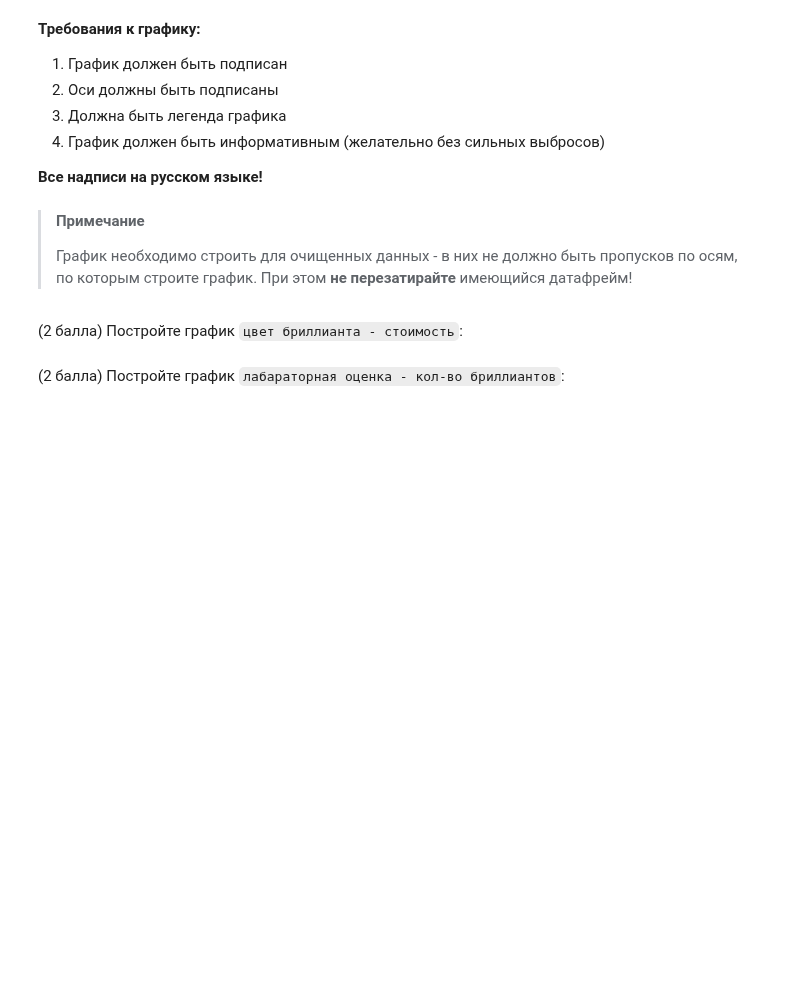
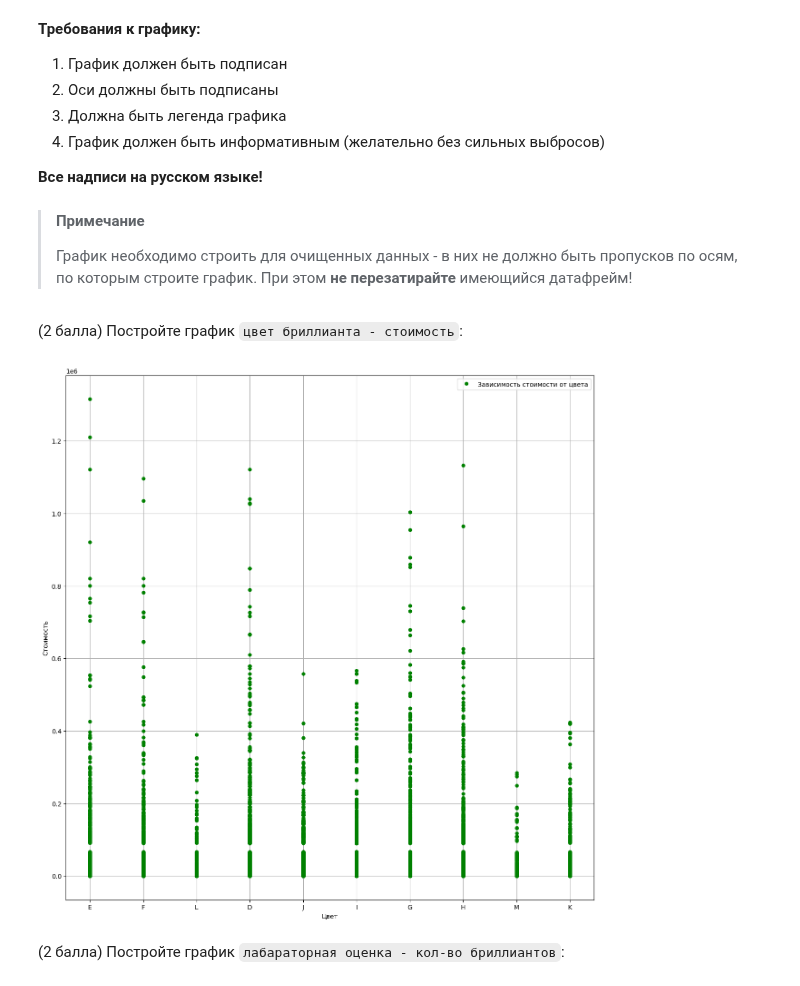
Before and after one commit to bubashilda/Data-analysis, a Jupyter notebook: lab_work.ipynb, the cells around one changed output. Saved outputs shown, nothing was run; the diff lists cells and outputs as text; code cells hidden in the pictures; blank space fills up the shorter version.

```diff
--- a/lab_work.ipynb
+++ b/lab_work.ipynb
@@ -284,2 +428,26 @@ diamonds.isin(['unknown', None]).sum().sum()
+# %%
+replaced_dataframe = diamonds.replace('unknown', None, inplace=False).dropna(
+    subset=['color', 'total_sales_price']
+)
+
+plt.figure(figsize=(15, 15))
+
+plt.xlabel('Цвет')
+plt.ylabel('Стоимость')
+
+plt.plot(
+    replaced_dataframe['color'],
+    replaced_dataframe['total_sales_price'],
+    'go',
+    markersize=5,
+    alpha=1.0,
+    label='Зависимость стоимости от цвета'
+)
+
+plt.legend()
+plt.grid(True)
+plt.show()
+# %% [output]
+[figure, added]
 # %% [markdown]
 (2 балла) Постройте график `лабараторная оценка - кол-во бриллиантов`:
```
Also changed, not shown: parts of 78 cells of this notebook.
